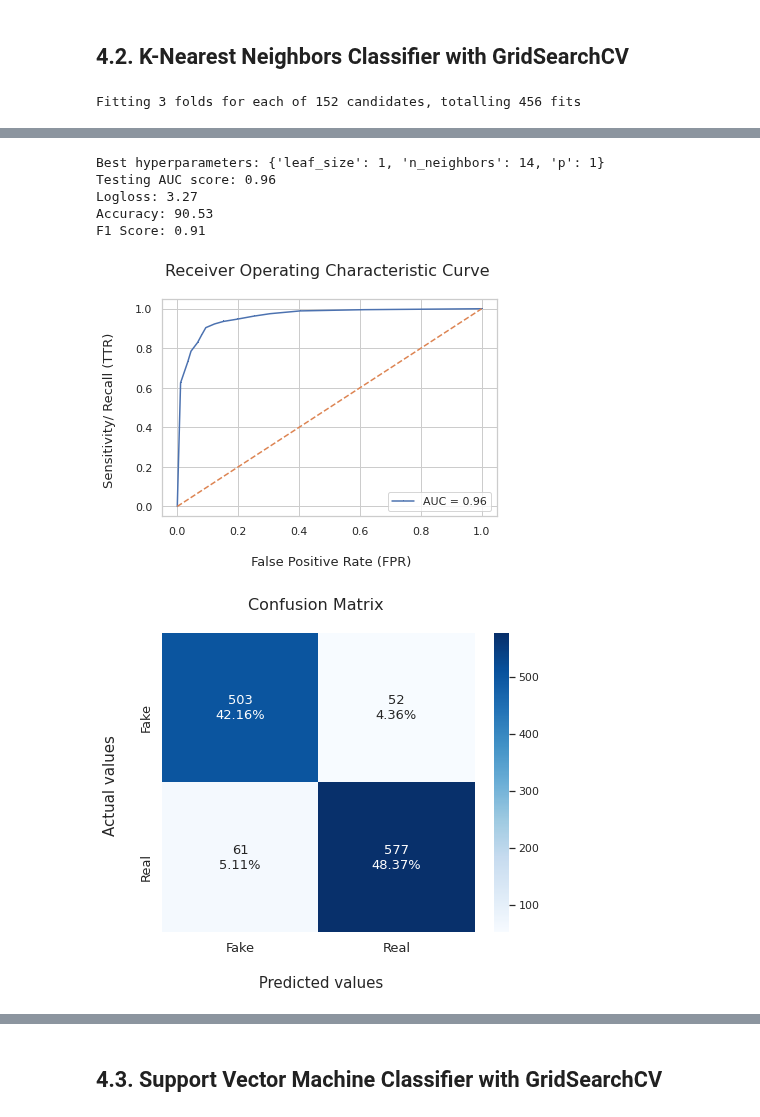
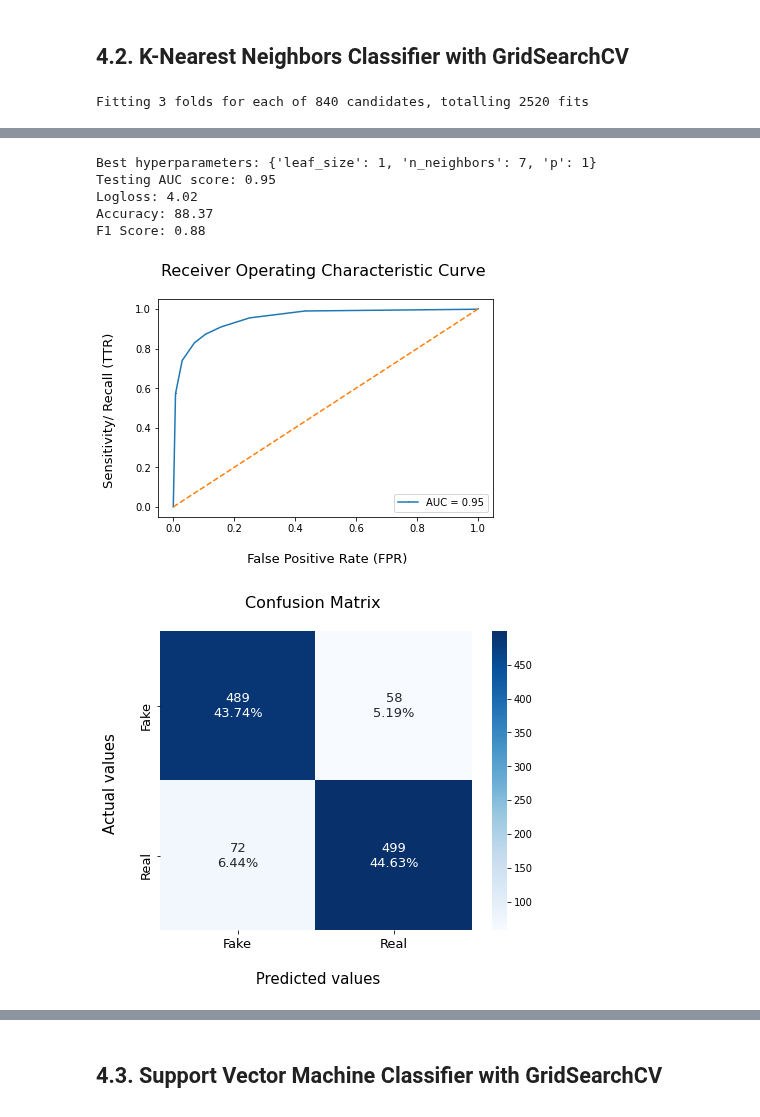
Before and after one commit to pipe11/TFM_fake_news_detector, a Jupyter notebook: models/11_final_notebook_models_explained.ipynb, the cells around one changed output, grey strips where cells are left out. Saved outputs shown, nothing was run; the diff lists cells and outputs as text; code cells hidden in the pictures.

```diff
--- a/models/11_final_notebook_models_explained.ipynb
+++ b/models/11_final_notebook_models_explained.ipynb
@@ -854,0 +937,3 @@ Wall time: 1min
+# %%
+tfidf_vectorizer = pickle.load(open('../predictors/tfidf_vectorizer.pkl', 'rb'))
+tfidf_vectorizer
@@ -868,17 +960,22 @@ from scipy import stats
 from sklearn.model_selection import train_test_split, GridSearchCV
 from sklearn import metrics
 from sklearn.metrics import confusion_matrix, roc_curve, auc, roc_auc_score, accuracy_score, log_loss, f1_score
+import pickle
 
-df = pd.read_csv('../data/spanish_corpus_features_v6.csv')
+df = pd.read_csv('../data/spanish_corpus_features_v6_no_outliers.csv')
 y = df['label']
+
+tfidf_vectorizer = pickle.load(open('../predictors/tfidf_vectorizer.pkl', 'rb'))
+text_vectorized = tfidf_vectorizer.transform(df['text'])
 
 ########### Training and testing split ###########
 
-numeric_features = ['word_size_h', 'avg_syllables_word_h', 'unique_words_h', 'ttr_h', 'mltd_h',
-                      'avg_words_sent', 'avg_word_size', 'avg_syllables_word', 'unique_words', 'ttr', 'mltd',
-                      'huerta_score', 'szigriszt_score', 'upper_case_ratio', 'entity_ratio', 'quotes_ratio', 'propn_ratio',
-                      'noun_ratio', 'adp_ratio', 'det_ratio', 'punct_ratio', 'pron_ratio', 'verb_ratio', 'adv_ratio',
-                      'sym_ratio']
+numeric_features = ['words_h', 'word_size_h', 'avg_syllables_word_h', 'unique_words_h', 'ttr_h', 'mltd_h', 'sents',
+                    'words', 'avg_words_sent', 'avg_word_size', 'avg_syllables_word', 'unique_words', 'ttr', 'mltd',
+                    'huerta_score', 'szigriszt_score','upper_case_ratio', 'entity_ratio', 'quotes', 'quotes_ratio',
+                    'propn_ratio', 'noun_ratio', 'adp_ratio', 'det_ratio', 'punct_ratio', 'pron_ratio', 'verb_ratio',
+                    'adv_ratio', 'sym_ratio']
+
 
 X = hstack([csr_matrix(df[numeric_features].values), text_vectorized[0:]])
 feature_names = df[numeric_features].columns.tolist() + tfvocab
@@ -929,16 +1026,21 @@ from scipy.sparse import hstack, csr_matrix
 from sklearn.model_selection import train_test_split, GridSearchCV
 from sklearn import metrics
 from sklearn.metrics import confusion_matrix, roc_curve, auc, roc_auc_score, accuracy_score, log_loss, f1_score
+import pickle
 
-df = pd.read_csv('../data/spanish_corpus_features_v6.csv')
+df = pd.read_csv('../data/spanish_corpus_features_v6_no_outliers.csv')
 y = df['label']
+
+tfidf_vectorizer = pickle.load(open('../predictors/tfidf_vectorizer.pkl', 'rb'))
+text_vectorized = tfidf_vectorizer.transform(df['text'])
 
 ########### Numeric features & train, test split ###########
 
-numeric_features = ['word_size_h', 'avg_syllables_word_h', 'unique_words_h', 'ttr_h', 'mltd_h',
-                    'avg_words_sent', 'avg_word_size', 'avg_syllables_word', 'unique_words', 'ttr', 'mltd', 'huerta_score',
-                    'szigriszt_score', 'upper_case_ratio', 'entity_ratio', 'quotes_ratio', 'propn_ratio', 'noun_ratio',
-                    'adp_ratio', 'det_ratio', 'punct_ratio', 'pron_ratio', 'verb_ratio', 'adv_ratio', 'sym_ratio']
+numeric_features = ['words_h', 'word_size_h', 'avg_syllables_word_h', 'unique_words_h', 'ttr_h', 'mltd_h', 'sents',
+                    'words', 'avg_words_sent', 'avg_word_size', 'avg_syllables_word', 'unique_words', 'ttr', 'mltd',
+                    'huerta_score', 'szigriszt_score','upper_case_ratio', 'entity_ratio', 'quotes', 'quotes_ratio',
+                    'propn_ratio', 'noun_ratio', 'adp_ratio', 'det_ratio', 'punct_ratio', 'pron_ratio', 'verb_ratio',
+                    'adv_ratio', 'sym_ratio']
 
 X = hstack([csr_matrix(df[numeric_features].values), text_vectorized[0:]])
 feature_names = df[numeric_features].columns.tolist() + tfvocab
@@ -951,8 +1053,8 @@ X_train, X_test, y_train, y_test = train_test_split(X, y, test_size = 0.3, rando
 # hyperparameters for the grid search
 
 param_grid = {
-    'leaf_size': list(range(1, 5)),
-    'n_neighbors': list(range(1, 20)),
+    'leaf_size': list(range(1, 15)),
+    'n_neighbors': list(range(1, 31)),
     'p': [1, 2]
 }
 
@@ -979,5 +1081,5 @@ knn2_accuracy_score, knn2_auc_score, knn2_f1_score = prediction_results(knn_mode
 
 plot_confusion_matrix(y_test, y_pred)
 # %% [output]
-Fitting 3 folds for each of 152 candidates, totalling 456 fits
+Fitting 3 folds for each of 840 candidates, totalling 2520 fits
 [Parallel(n_jobs=-1)]: Using backend LokyBackend with 8 concurrent workers.
@@ -988,7 +1094,7 @@ Fitting 3 folds for each of 152 candidates, totalling 456 fits
-Best hyperparameters: {'leaf_size': 1, 'n_neighbors': 14, 'p': 1}
-Testing AUC score: 0.96
-Logloss: 3.27
-Accuracy: 90.53
-F1 Score: 0.91
+Best hyperparameters: {'leaf_size': 1, 'n_neighbors': 7, 'p': 1}
+Testing AUC score: 0.95
+Logloss: 4.02
+Accuracy: 88.37
+F1 Score: 0.88
-[figure, old version]
+[figure, new version]
-[figure, old version]
+[figure, new version]
```
Also changed, not shown: parts of 28 cells of this notebook, 17 other files.
